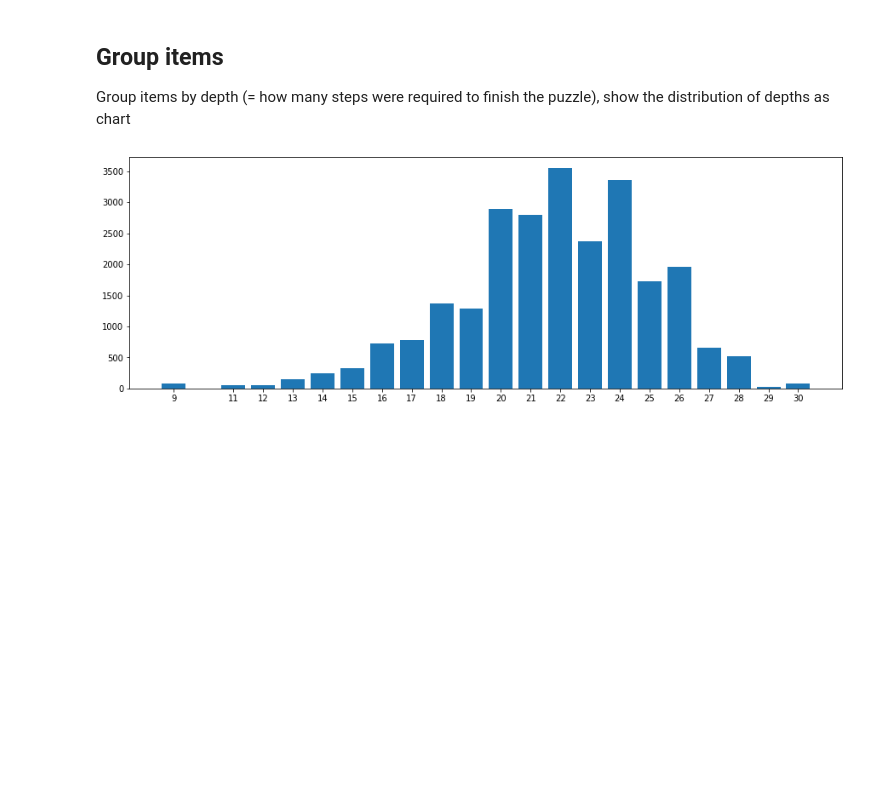
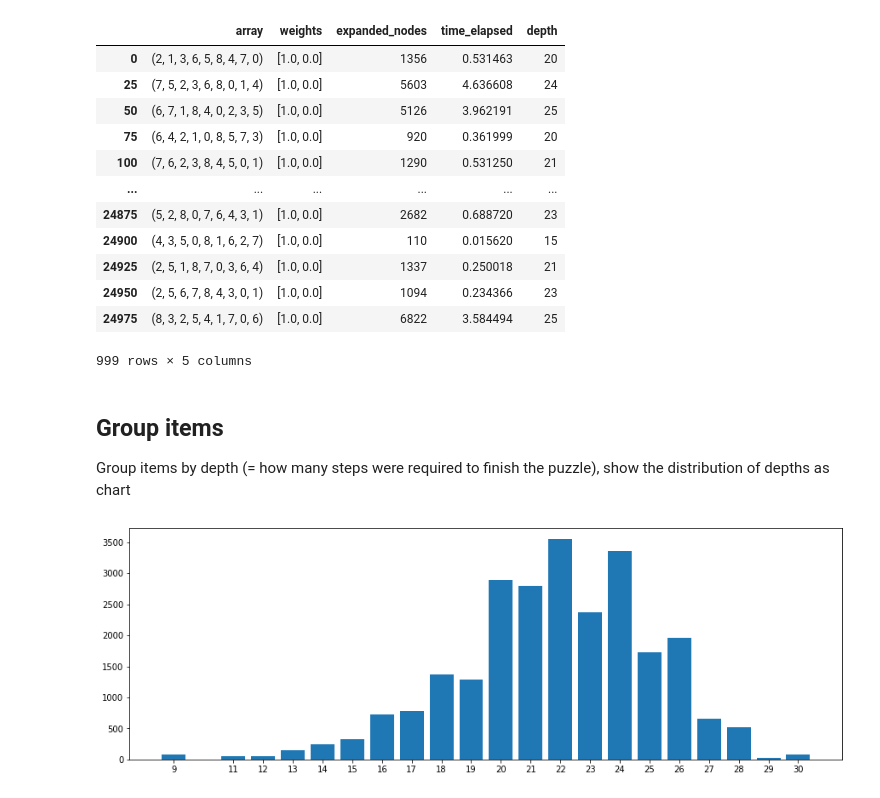
Before and after one commit to Henchway/AI-Data-Science-Exercises, a Jupyter notebook: Exercise1/analytics.ipynb, the cells around one changed output. Drawn from its saved outputs; the diff is of its cells as text; code cells hidden in the pictures; blank space fills up the shorter version.

Commit message:
Added code to make sure a generated array is unique

```diff
--- a/Exercise1/analytics.ipynb
+++ b/Exercise1/analytics.ipynb
@@ -10,6 +10,22 @@ with open("results_1000_2021-04-25.json", "r") as file:
 
 df = pd.DataFrame(unfrozen)
 cols = list(df.columns)
+# %%
+df.drop_duplicates(subset='array', keep="first")
+# %% [output]
+|  | array | weights | expanded_nodes | time_elapsed | depth |
+| 0 | (2, 1, 3, 6, 5, 8, 4, 7, 0) | [1.0, 0.0] | 1356 | 0.531463 | 20 |
+| 25 | (7, 5, 2, 3, 6, 8, 0, 1, 4) | [1.0, 0.0] | 5603 | 4.636608 | 24 |
+| 50 | (6, 7, 1, 8, 4, 0, 2, 3, 5) | [1.0, 0.0] | 5126 | 3.962191 | 25 |
+| 75 | (6, 4, 2, 1, 0, 8, 5, 7, 3) | [1.0, 0.0] | 920 | 0.361999 | 20 |
+| 100 | (7, 6, 2, 3, 8, 4, 5, 0, 1) | [1.0, 0.0] | 1290 | 0.531250 | 21 |
+| ... | ... | ... | ... | ... | ... |
+| 24875 | (5, 2, 8, 0, 7, 6, 4, 3, 1) | [1.0, 0.0] | 2682 | 0.688720 | 23 |
+| 24900 | (4, 3, 5, 0, 8, 1, 6, 2, 7) | [1.0, 0.0] | 110 | 0.015620 | 15 |
+| 24925 | (2, 5, 1, 8, 7, 0, 3, 6, 4) | [1.0, 0.0] | 1337 | 0.250018 | 21 |
+| 24950 | (2, 5, 6, 7, 8, 4, 3, 0, 1) | [1.0, 0.0] | 1094 | 0.234366 | 23 |
+| 24975 | (8, 3, 2, 5, 4, 1, 7, 0, 6) | [1.0, 0.0] | 6822 | 3.584494 | 25 |
+999 rows × 5 columns
 # %% [markdown]
 ## Group items
 Group items by depth (= how many steps were required to finish the puzzle), show the distribution of depths as chart
```
Also changed, not shown: 2 other files.
